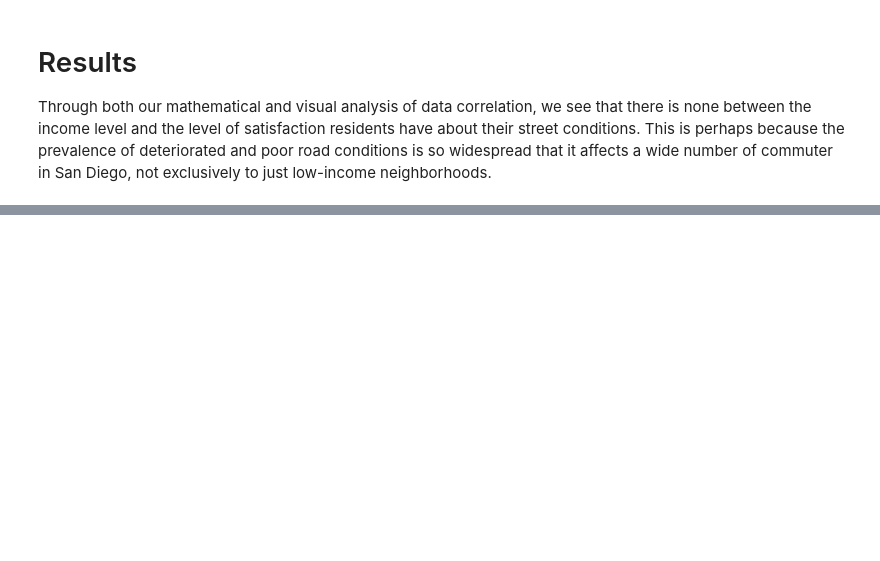
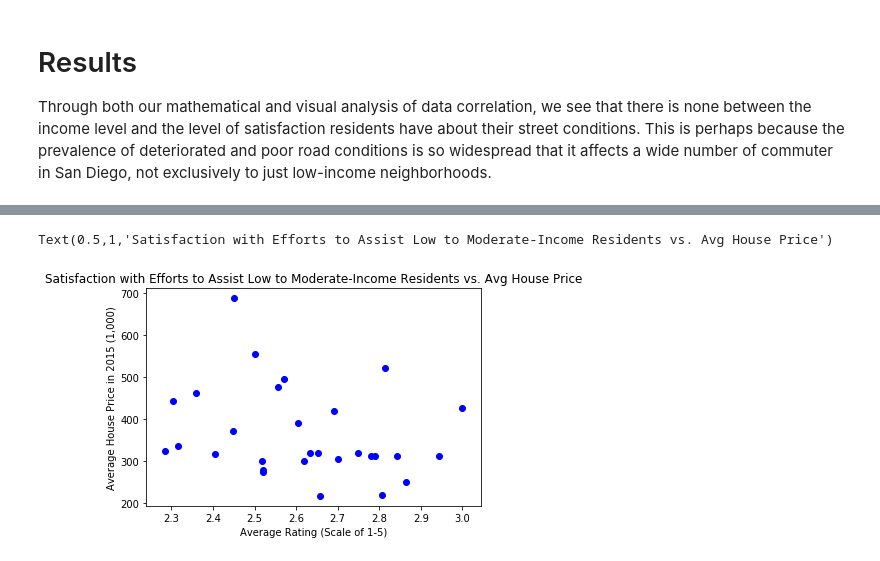
Before and after one commit to maggietsui/Final_Project_COGS108, a Jupyter notebook: Jean.ipynb, the cells around one changed output, grey strips where cells are left out. Drawn from its saved outputs; the diff is of its cells as text; code cells hidden in the pictures; blank space fills up the shorter version.

```diff
--- a/Jean.ipynb
+++ b/Jean.ipynb
@@ -246,0 +296,8 @@ Through both our mathematical and visual analysis of data correlation, we see th
+# %%
+Q14_5_scatter = plt.scatter(rating_price['Q14_5'], rating_price['2015-01'], c='blue')
+plt.xlabel('Average Rating (Scale of 1-5)')
+plt.ylabel('Average House Price in 2015 (1,000)')
+plt.title('Satisfaction with Efforts to Assist Low to Moderate-Income Residents vs. Avg House Price')
+# %% [output]
+Text(0.5,1,'Satisfaction with Efforts to Assist Low to Moderate-Income Residents vs. Avg House Price')
+[figure, added]
```
Also changed, not shown: parts of 8 cells of this notebook.
